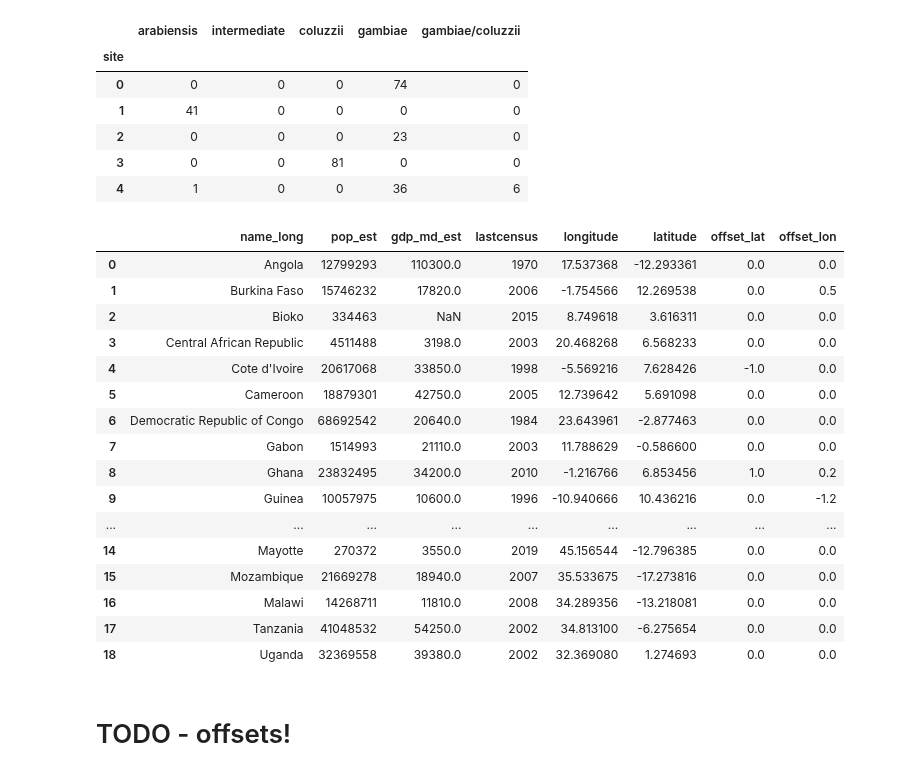
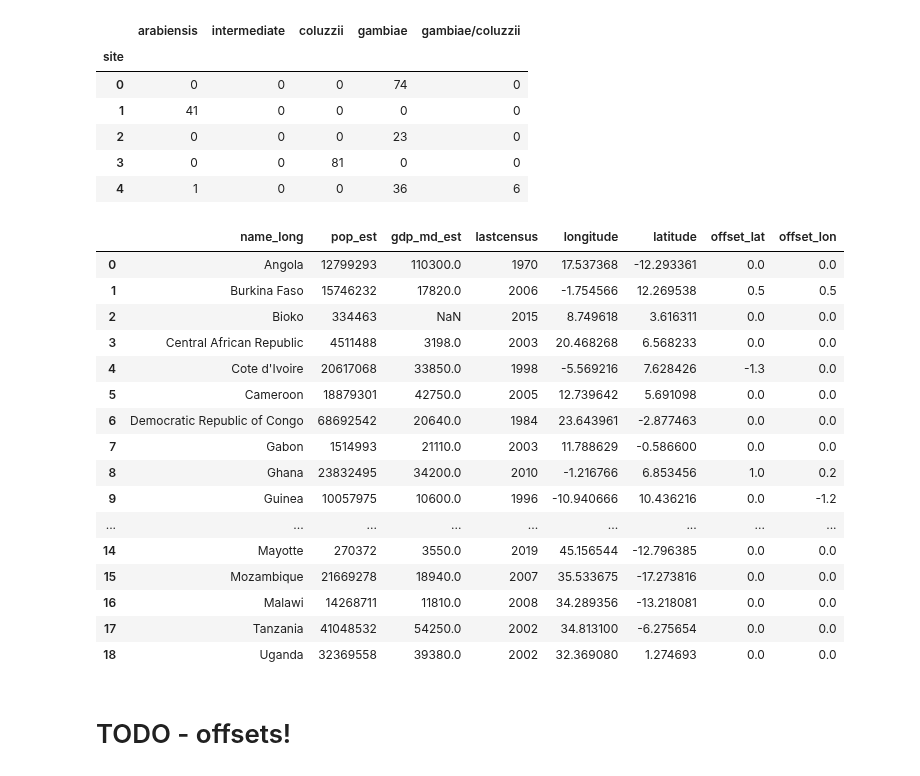
Before and after one commit to malariagen/ag1000g-phase3-data-paper, a Jupyter notebook: notebooks/ag1000g_phase3_collection_map_second_draft.ipynb, the cells around one changed output. Drawn from its saved outputs; the diff is of its cells as text; code cells hidden in the pictures.

```diff
--- a/notebooks/ag1000g_phase3_collection_map_second_draft.ipynb
+++ b/notebooks/ag1000g_phase3_collection_map_second_draft.ipynb
@@ -339,33 +339,34 @@ summary_20_counts.head()
 # %%
 #get the centroids for the countries we sample in - use this as starting point for country labels?
 df_p3_centroids = df_centroids[df_centroids.index.isin(countries)].reset_index().copy()
 df_p3_centroids['offset_lat'] = 0.0
 df_p3_centroids['offset_lon'] = 0.0
 #Ghana
 df_p3_centroids.loc[8, 'offset_lat'] = 1.0
 df_p3_centroids.loc[8, 'offset_lon'] = 0.2
 #Cote
-df_p3_centroids.loc[4, 'offset_lat'] = -1.0
+df_p3_centroids.loc[4, 'offset_lat'] = -1.3
 #guinea
 df_p3_centroids.loc[9, 'offset_lon'] = -1.2
 #Mali
 df_p3_centroids.loc[13, 'offset_lat'] = -2.0
 #Guinea Bissau
-df_p3_centroids.loc[11, 'offset_lat'] = -4.5
+df_p3_centroids.loc[11, 'offset_lat'] = -4.7
 df_p3_centroids.loc[11, 'offset_lon'] = -1.2
 #Burkina
 df_p3_centroids.loc[1, 'offset_lon'] = 0.5
+df_p3_centroids.loc[1, 'offset_lat'] = 0.5
 #The Gambia
 df_p3_centroids.loc[10, 'offset_lat'] = 3.5
 df_p3_centroids.loc[10, 'offset_lon'] = -1.0
 df_p3_centroids
 # %% [output]
 |  | name_long | pop_est | gdp_md_est | lastcensus | longitude | latitude | offset_lat | offset_lon |
 | 0 | Angola | 12799293 | 110300.0 | 1970 | 17.537368 | -12.293361 | 0.0 | 0.0 |
-| 1 | Burkina Faso | 15746232 | 17820.0 | 2006 | -1.754566 | 12.269538 | 0.0 | 0.5 |
+| 1 | Burkina Faso | 15746232 | 17820.0 | 2006 | -1.754566 | 12.269538 | 0.5 | 0.5 |
 | 2 | Bioko | 334463 | NaN | 2015 | 8.749618 | 3.616311 | 0.0 | 0.0 |
 | 3 | Central African Republic | 4511488 | 3198.0 | 2003 | 20.468268 | 6.568233 | 0.0 | 0.0 |
-| 4 | Cote d'Ivoire | 20617068 | 33850.0 | 1998 | -5.569216 | 7.628426 | -1.0 | 0.0 |
+| 4 | Cote d'Ivoire | 20617068 | 33850.0 | 1998 | -5.569216 | 7.628426 | -1.3 | 0.0 |
 | 5 | Cameroon | 18879301 | 42750.0 | 2005 | 12.739642 | 5.691098 | 0.0 | 0.0 |
 | 6 | Democratic Republic of Congo | 68692542 | 20640.0 | 1984 | 23.643961 | -2.877463 | 0.0 | 0.0 |
 | 7 | Gabon | 1514993 | 21110.0 | 2003 | 11.788629 | -0.586600 | 0.0 | 0.0 |
```
Also changed, not shown: parts of 10 cells of this notebook, 3 other files.
